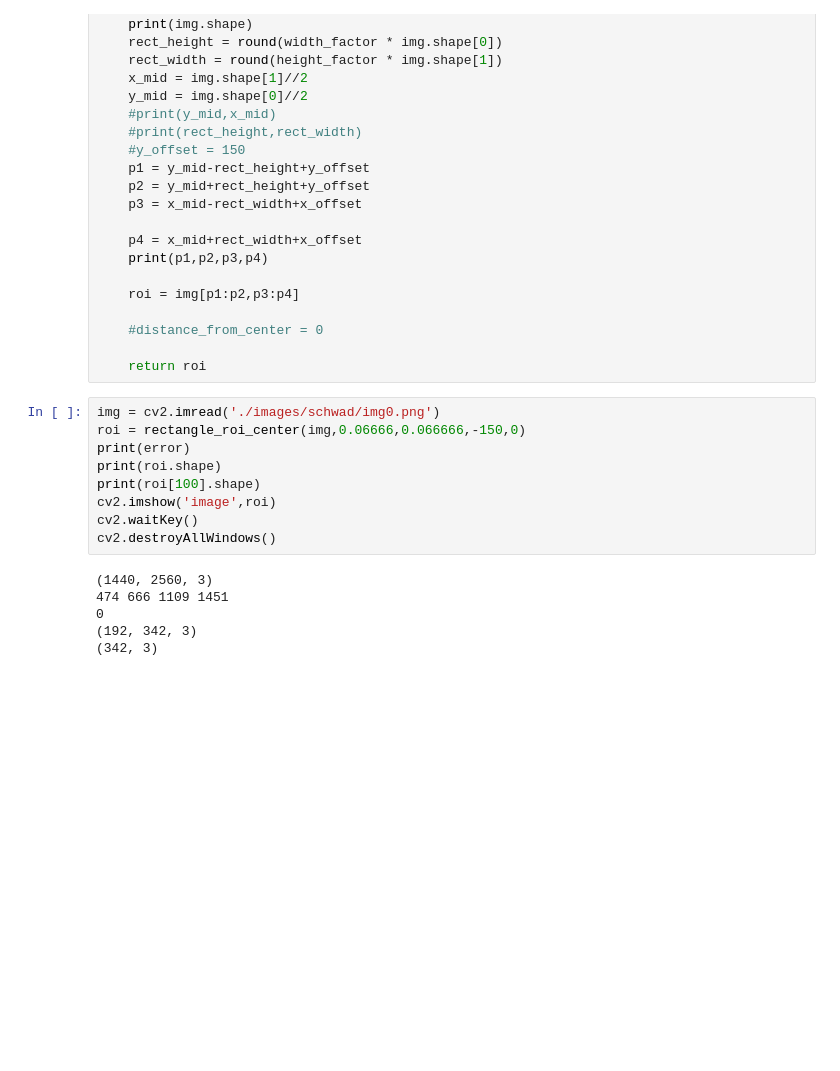
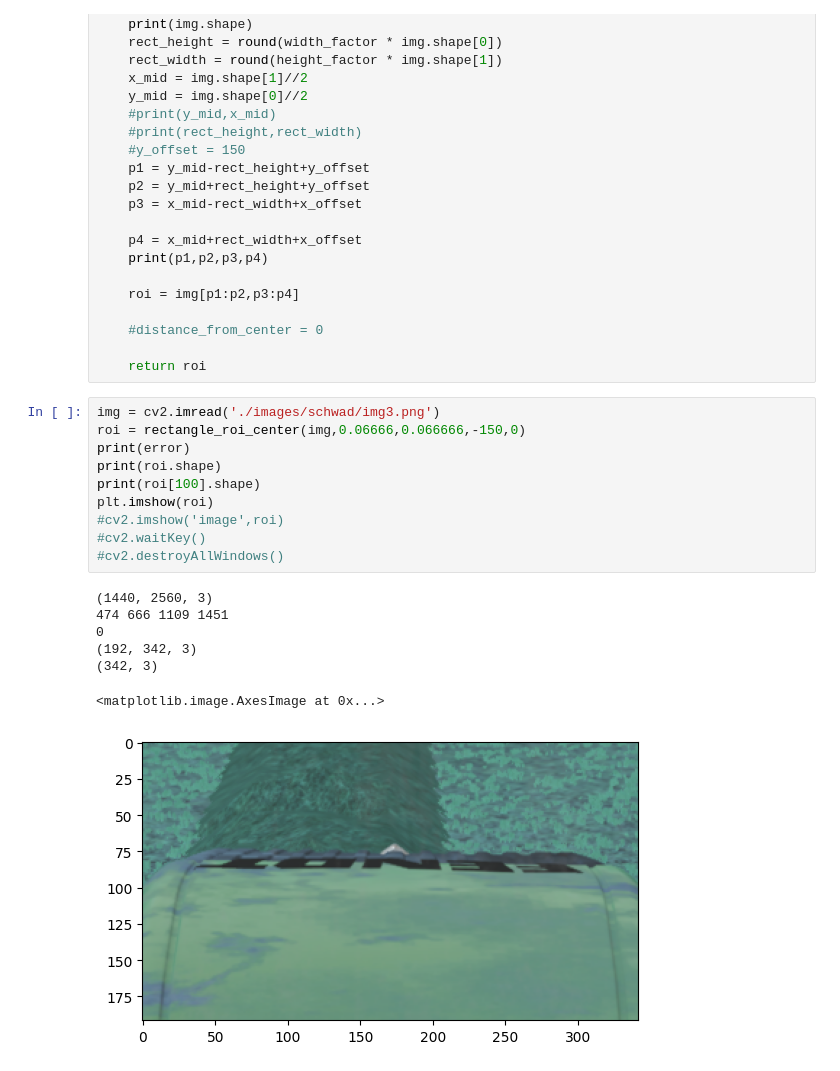
Before and after one commit to mgoetze06/autosteer, a Jupyter notebook: autosteer_notebook.ipynb, the cells around one changed output. Drawn from its saved outputs; the diff is of its cells as text; blank space fills up the shorter version.

```diff
--- a/autosteer_notebook.ipynb
+++ b/autosteer_notebook.ipynb
@@ -854,19 +854,22 @@ def rectangle_roi_center(img,width_factor,height_factor,y_offset,x_offset):
 
     return roi
 # %%
-img = cv2.imread('./images/schwad/img0.png')
+img = cv2.imread('./images/schwad/img3.png')
 roi = rectangle_roi_center(img,0.06666,0.066666,-150,0)
 print(error)
 print(roi.shape)
 print(roi[100].shape)
-cv2.imshow('image',roi)
-cv2.waitKey()
-cv2.destroyAllWindows()
+plt.imshow(roi)
+#cv2.imshow('image',roi)
+#cv2.waitKey()
+#cv2.destroyAllWindows()
 # %% [output]
 (1440, 2560, 3)
 474 666 1109 1451
 0
 (192, 342, 3)
 (342, 3)
+<matplotlib.image.AxesImage at 0x...>
+[figure, added]
 # %%
 img_gray = cv2.cvtColor(roi,cv2.COLOR_BGR2GRAY)
```
Also changed, not shown: parts of 1 cell of this notebook.
